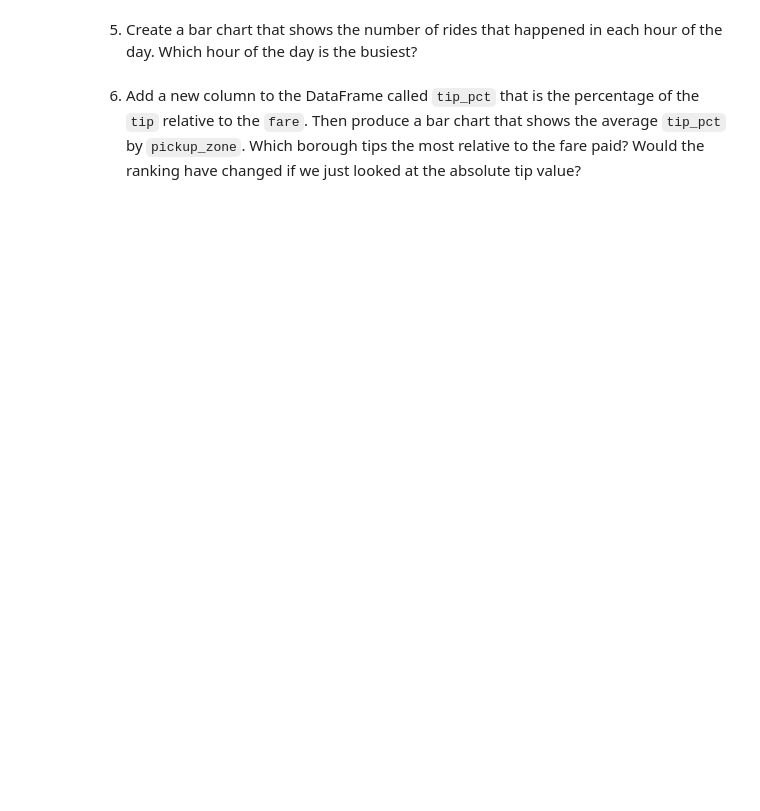
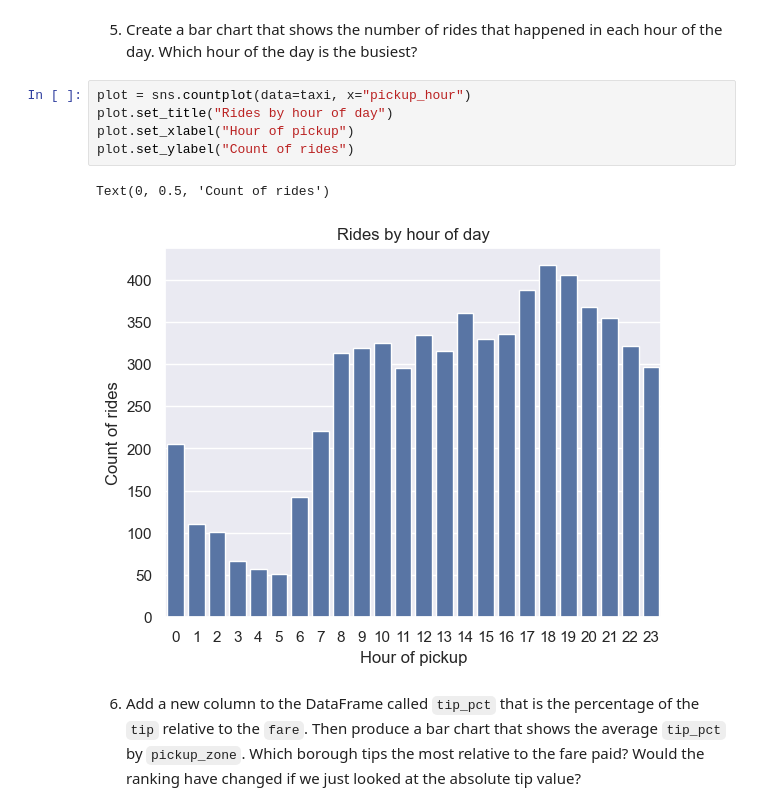
Before and after one commit to extra-jalapenos/python-matplot-and-seaborn, a Jupyter notebook: 6b Homework.ipynb, the cells around one changed output. Saved outputs shown, nothing was run; the diff lists cells and outputs as text; blank space fills up the shorter version.

```diff
--- a/6b Homework.ipynb
+++ b/6b Homework.ipynb
@@ -137,4 +199,12 @@ taxi['pickup_date'] = taxi['pickup'].dt.date
 # %% [markdown]
 5. Create a bar chart that shows the number of rides that happened in each hour of the day. Which hour of the day is the busiest?
+# %%
+plot = sns.countplot(data=taxi, x="pickup_hour")
+plot.set_title("Rides by hour of day")
+plot.set_xlabel("Hour of pickup")
+plot.set_ylabel("Count of rides")
+# %% [output]
+Text(0, 0.5, 'Count of rides')
+[figure, added]
 # %% [markdown]
 6. Add a new column to the DataFrame called `tip_pct` that is the percentage of the `tip` relative to the `fare`. Then produce a bar chart that shows the average `tip_pct` by `pickup_zone`. Which borough tips the most relative to the fare paid? Would the ranking have changed if we just looked at the absolute tip value?
```
Also changed, not shown: parts of 14 cells of this notebook.
